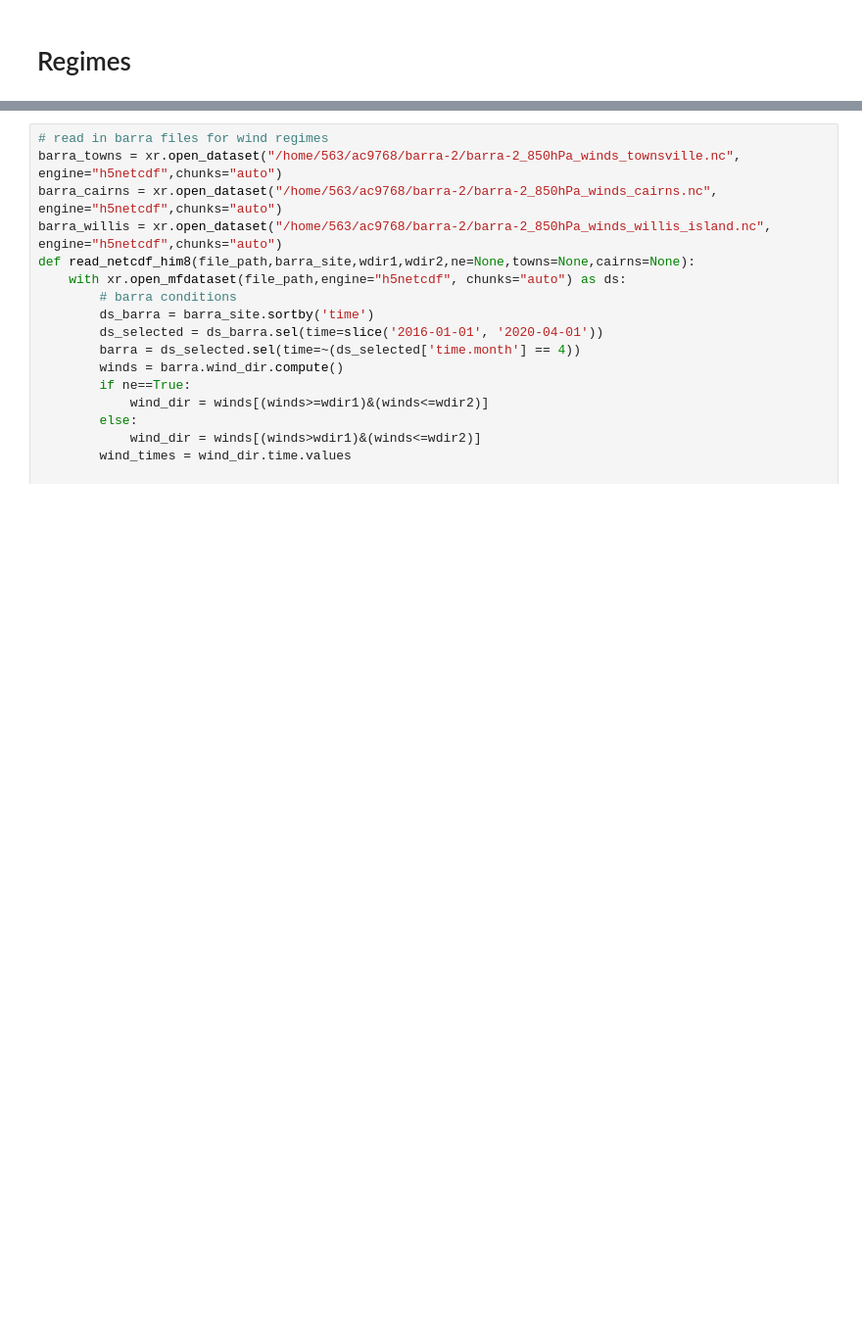
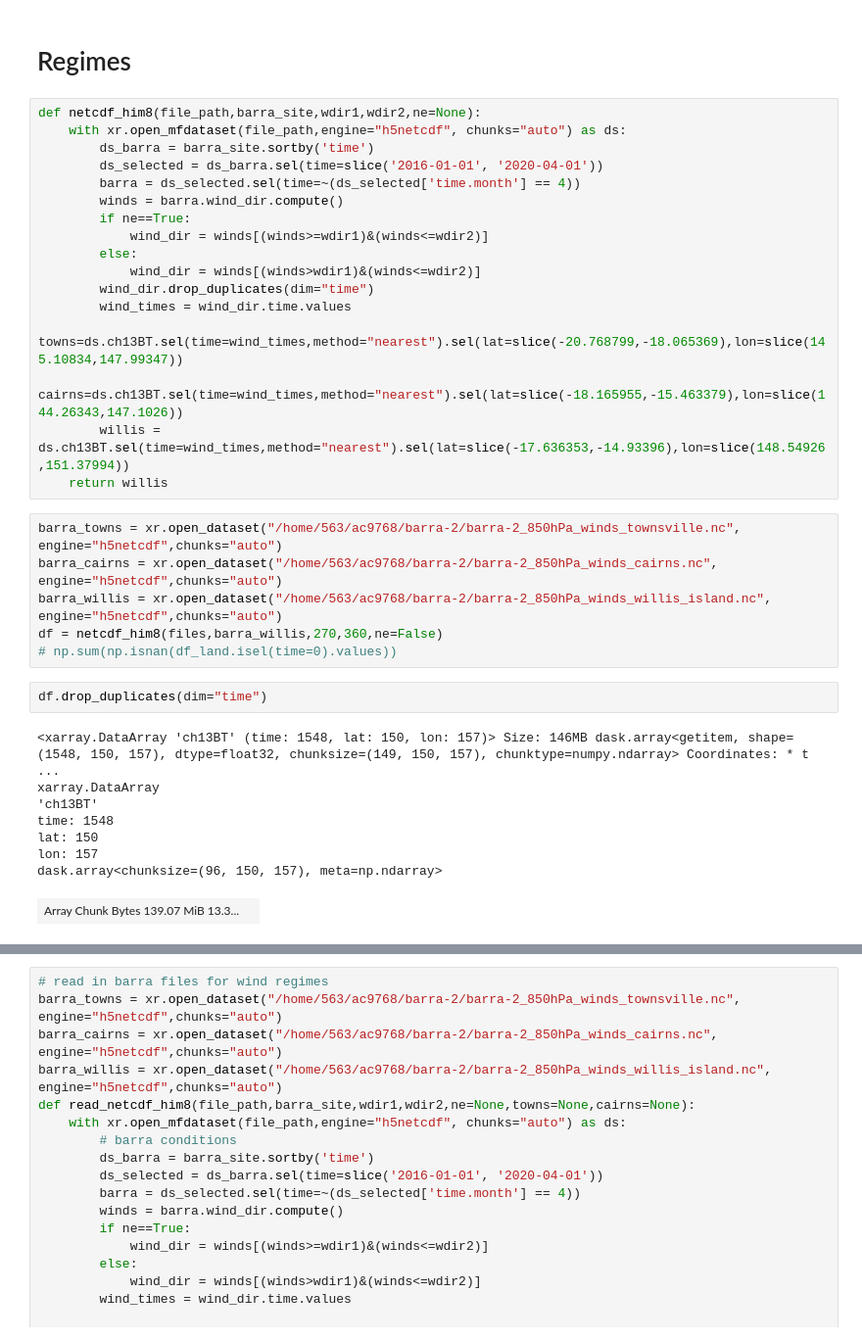
Before and after one commit to alanah-chapman/diurnal-cylces-of-clouds-and-rainfall-over-NE-QLD-during-CBS, a Jupyter notebook: BA-H8-RA_diurnal-plots.ipynb, the cells around one changed output, grey strips where cells are left out. Shown at 98% size. Drawn from its saved outputs; the diff is of its cells as text; blank space fills up the shorter version.

Commit message:
looked into sample sizes

```diff
--- a/BA-H8-RA_diurnal-plots.ipynb
+++ b/BA-H8-RA_diurnal-plots.ipynb
@@ -111,3 +111,37 @@ NameError: name 'h8_towns_ocean' is not defined
 # np.save('/home/563/ac9768/himawari_regridded_files/h8_clim_willis_ocean.npy', h8willis_ocean)
 # %% [markdown]
 # Regimes
+# %%
+def netcdf_him8(file_path,barra_site,wdir1,wdir2,ne=None):
+    with xr.open_mfdataset(file_path,engine="h5netcdf", chunks="auto") as ds:
+        ds_barra = barra_site.sortby('time')
+        ds_selected = ds_barra.sel(time=slice('2016-01-01', '2020-04-01'))
+        barra = ds_selected.sel(time=~(ds_selected['time.month'] == 4))
+        winds = barra.wind_dir.compute()
+        if ne==True:
+            wind_dir = winds[(winds>=wdir1)&(winds<=wdir2)]
+        else:
+            wind_dir = winds[(winds>wdir1)&(winds<=wdir2)]
+        wind_dir.drop_duplicates(dim="time")
+        wind_times = wind_dir.time.values
+        towns=ds.ch13BT.sel(time=wind_times,method="nearest").sel(lat=slice(-20.768799,-18.065369),lon=slice(145.10834,147.99347))
+        cairns=ds.ch13BT.sel(time=wind_times,method="nearest").sel(lat=slice(-18.165955,-15.463379),lon=slice(144.26343,147.1026))
+        willis = ds.ch13BT.sel(time=wind_times,method="nearest").sel(lat=slice(-17.636353,-14.93396),lon=slice(148.54926,151.37994))
+    return willis
+# %%
+barra_towns = xr.open_dataset("/home/563/ac9768/barra-2/barra-2_850hPa_winds_townsville.nc", engine="h5netcdf",chunks="auto")
+barra_cairns = xr.open_dataset("/home/563/ac9768/barra-2/barra-2_850hPa_winds_cairns.nc", engine="h5netcdf",chunks="auto")
+barra_willis = xr.open_dataset("/home/563/ac9768/barra-2/barra-2_850hPa_winds_willis_island.nc", engine="h5netcdf",chunks="auto")
+df = netcdf_him8(files,barra_willis,270,360,ne=False)
+# np.sum(np.isnan(df_land.isel(time=0).values))
+# %%
+df.drop_duplicates(dim="time")
+# %% [output]
+<xarray.DataArray 'ch13BT' (time: 1548, lat: 150, lon: 157)> Size: 146MB dask.array<getitem, shape=(1548, 150, 157), dtype=float32, chunksize=(149, 150, 157), chunktype=numpy.ndarray> Coordinates: * t ...
+xarray.DataArray
+'ch13BT'
+time: 1548
+lat: 150
+lon: 157
+dask.array<chunksize=(96, 150, 157), meta=np.ndarray>
+| Array Chunk Bytes 139.07 MiB 13.3... |  |
```
Also changed, not shown: parts of 1 cell of this notebook, 2 other files.
